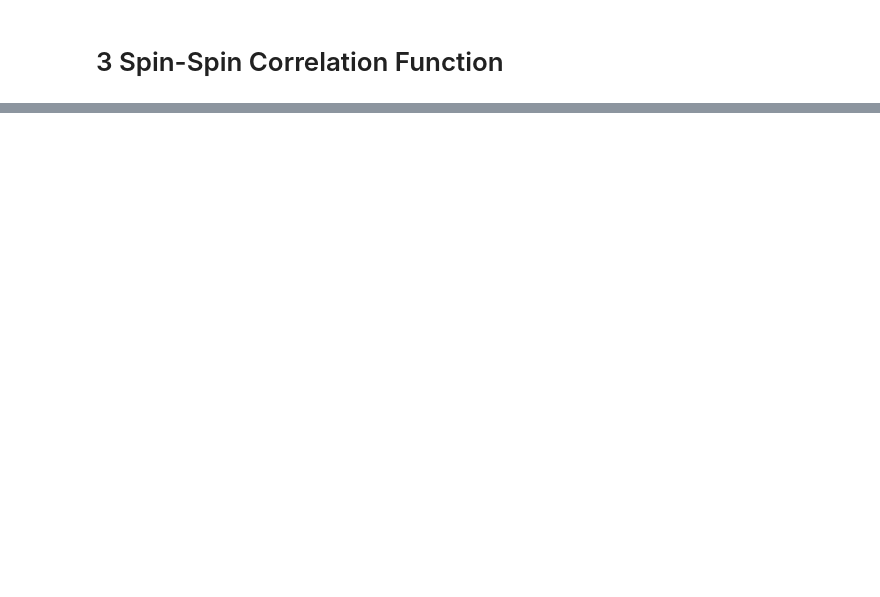
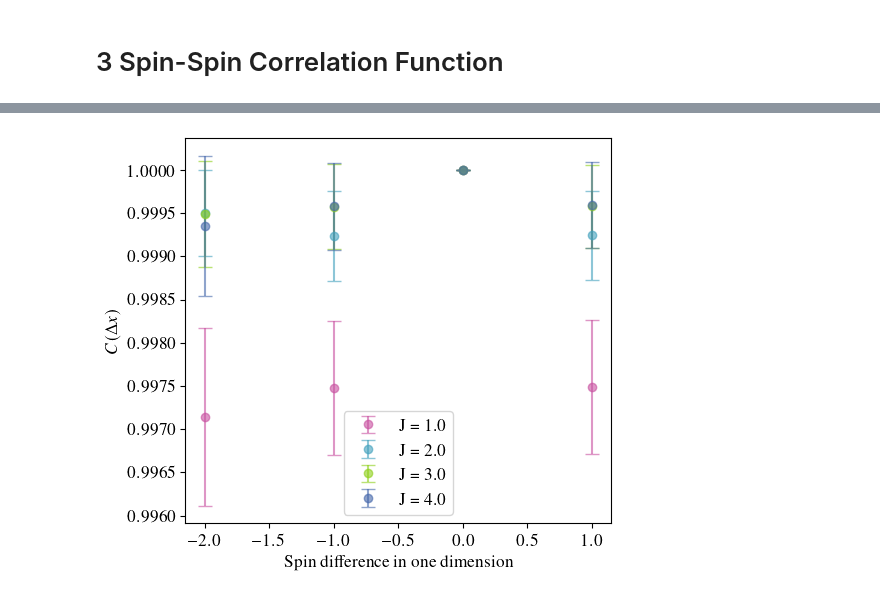
Before and after one commit to rojinaks/ComputationalPhysics, a Jupyter notebook: ex6.ipynb, the cells around one changed output, grey strips where cells are left out. Drawn from its saved outputs; the diff is of its cells as text; code cells hidden in the pictures; blank space fills up the shorter version.

```diff
--- a/ex6.ipynb
+++ b/ex6.ipynb
@@ -202,19 +202,2 @@ Warning: tau = 102 for J = 1.4 N = 12
 # %% [markdown]
 # 3 Spin-Spin Correlation Function
-# %%
-n = 12
-j = 1.
-nr = np.arange(0, n, 1)
-
-sample = np.load(DIR / f"ensemble_{j}_{n}.npy")
-
-c = cp.mean_spin_spin_correlation(sample)[0, :]
-c = np.roll(c, axis=0, shift=n // 2)
-# map = plt.imshow(c, interpolation="hamming")
-# plt.colorbar(map, label=r"$C(\Delta \vec x)$")
-# plt.xticks(nr)
-# plt.yticks(nr)
-# plt.tight_layout(pad=1.1)
-plt.scatter(nr - n // 2, c)
-plt.ylabel(r"$C(\Delta \vec x)$")
-plt.xlabel(r"Spin Separation")
@@ -223,0 +204,68 @@ Text(0.5, 0, 'Spin Separation')
+# %%
+n = 12
+j = 1.0
+nr = np.arange(0, n, 1)
+
+im = None
+for n in [4, 8, 12]:
+    for plot_index, j in enumerate([1.0, 2.0, 3.0, 4.0]):
+        sample = np.load(DIR / f"ensemble_{j}_{n}.npy")
+
+        c_sample = cp.mean_spin_spin_correlation(sample)
+
+        # Bootstrap
+        c_sample = c_sample.reshape(3000, n**2)
+        c = np.zeros(n**2)  # this will be the bootstrapped results
+        c_std = np.zeros_like(c)
+
+        for i in range(n**2):
+            data = c_sample[:, i]
+            # tau = cp.integrated_autocorrelation(data, fast=False)
+            # data = cp.blocking(data, fast=False)
+            # print(data.shape)
+            btrp = cp.Bootstrap(data, len(data) // 2, len(data))
+            val, std = btrp.estimate(lambda x: x)
+            c[i] = val
+            c_std[i] = std
+
+        # Reshape into 2d grid again
+        c = c.reshape(n, n)
+        c_std = c_std.reshape(n, n)
+        if n == 8:
+            c_1d = c[0, :]
+            c_std_1d = c_std[0, :]
+        else:
+            c_1d = c[:, 0]
+            c_std_1d = c_std[:, 0]
+
+        # Move C(0) more to the middle
+        move = int(np.round(n // 2, 0))
+        c = np.roll(c, axis=(0, 1), shift=move)
+        c_std = np.roll(c_std, axis=(0, 1), shift=move)
+
+        c_1d = np.roll(c_1d, axis=0, shift=move)
+        c_std_1d = np.roll(c_std_1d, axis=0, shift=move)
+
+        ticks = np.array(range(n)) - move
+        fig = plt.figure(n + 1, figsize=(5.5, 5))
+        # plt.subplot(211)
+        # plt.scatter(delta_x, c)
+        with plt.rc_context(barstyle):
+            plt.errorbar(ticks, c_1d, yerr=c_std_1d, capsize=5, label=f"J = {j}", alpha=0.6)
+        plt.ylabel(r"$C(\Delta x)$")
+        plt.xlabel(r"Spin difference in one dimension")
+        plt.legend()
+        fig.savefig(DIR / f"correlation_{n}.pdf")
+
+        fig = plt.figure(n, figsize=(11, 10))
+        plt.subplot(2, 2, plot_index + 1)
+        plt.yticks(range(n), ticks)
+        plt.xticks(range(n), ticks)
+        plt.title(f"J = {j}")
+        plt.xlabel("Spin Difference in x-direction")
+        plt.ylabel("Spin Difference in y-direction")
+        im = plt.imshow(c)
+        plt.colorbar(im)
+        fig.savefig(DIR / f"correlation_2d_{n}.pdf")
+# %% [output]
+[figure, added]
```
Also changed, not shown: parts of 5 cells of this notebook, 15 other files.
